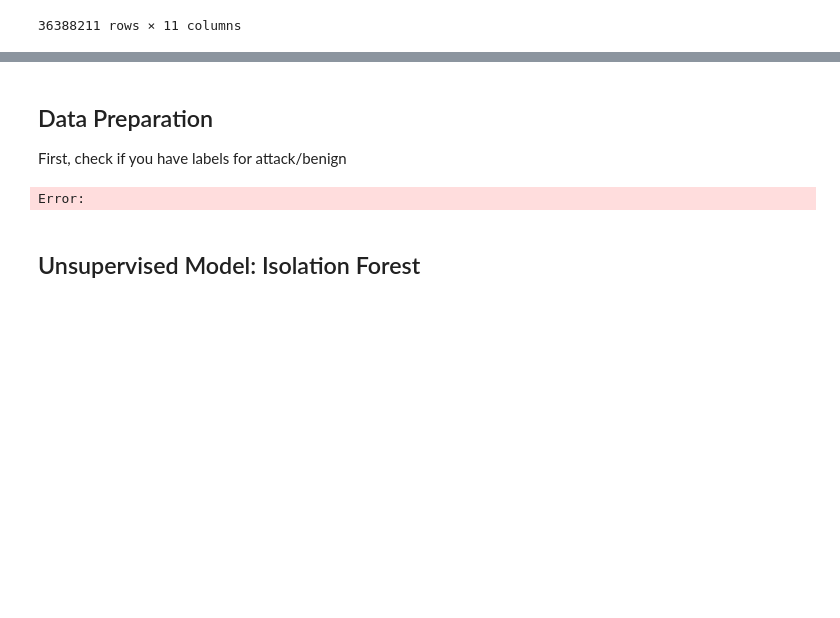
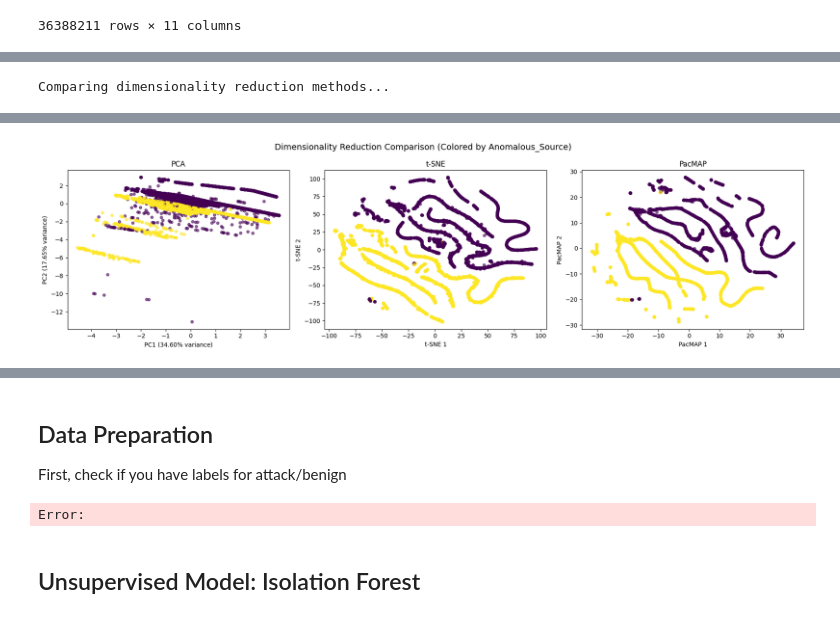
Before and after one commit to DannyAT97/loic-ddos-dataset, a Jupyter notebook: analysis.ipynb, the cells around one changed output, grey strips where cells are left out. Saved outputs shown, nothing was run; the diff lists cells and outputs as text; code cells hidden in the pictures; blank space fills up the shorter version.

```diff
--- a/analysis.ipynb
+++ b/analysis.ipynb
@@ -711,0 +737,39 @@ df
+# %%
+def prepare_data_for_pacmap(df, sample_size=10000):
+    """
+    Prepare data for PacMAP analysis
+    """
+    # Create a sample if dataset is large (PacMAP can be computationally intensive)
+    if len(df) > sample_size:
+        df_sample = df.sample(n=sample_size, random_state=42)
+        print(f"Sampling {sample_size} records from {len(df)} total records")
+    else:
+        df_sample = df.copy()
+
+    # Select numerical features for dimensionality reduction
+    # Adjust these column names based on your actual dataset structure
+    numerical_cols = [
+        'No.', 'Time', 'Protocol', 'Length', 'Second', 'Anomaly_Z',
+       'Anomalous_Source', 'Rare_Protocol'
+    ]
+
+    # Filter to only existing columns in your dataset
+    numerical_cols = [col for col in numerical_cols if col in df_sample.columns]
+
+    # # If you have protocol as categorical, encode it
+    # if 'protocol' in df_sample.columns:
+    #     le = LabelEncoder()
+    #     df_sample['protocol_encoded'] = le.fit_transform(df_sample['protocol'].astype(str))
+    #     numerical_cols.append('protocol_encoded')
+
+    # Select numerical features
+    X = df_sample[numerical_cols].copy()
+
+    # # Handle missing values
+    # X = X.fillna(X.median())
+
+    # Standardize the features
+    scaler = StandardScaler()
+    X_scaled = scaler.fit_transform(X)
+
+    return X_scaled, df_sample, numerical_cols
@@ -711,0 +1013,4 @@ df
+# %%
+X_pca, X_tsne, X_pacmap_comp = compare_dimensionality_methods(X_scaled, df_sample)
+# %% [output]
+Comparing dimensionality reduction methods...
@@ -711,0 +1018 @@ df
+[figure, added]
```
Also changed, not shown: parts of 41 cells of this notebook.
